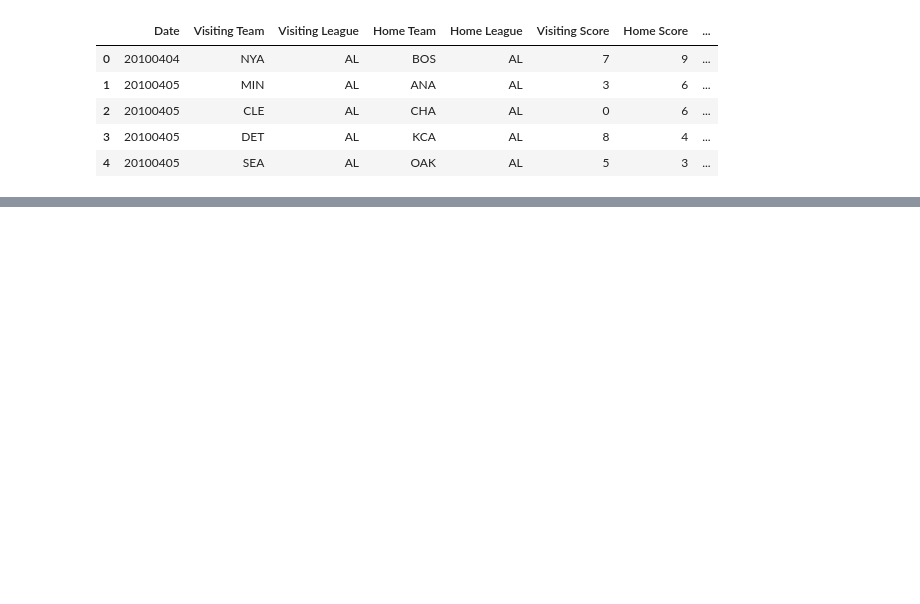
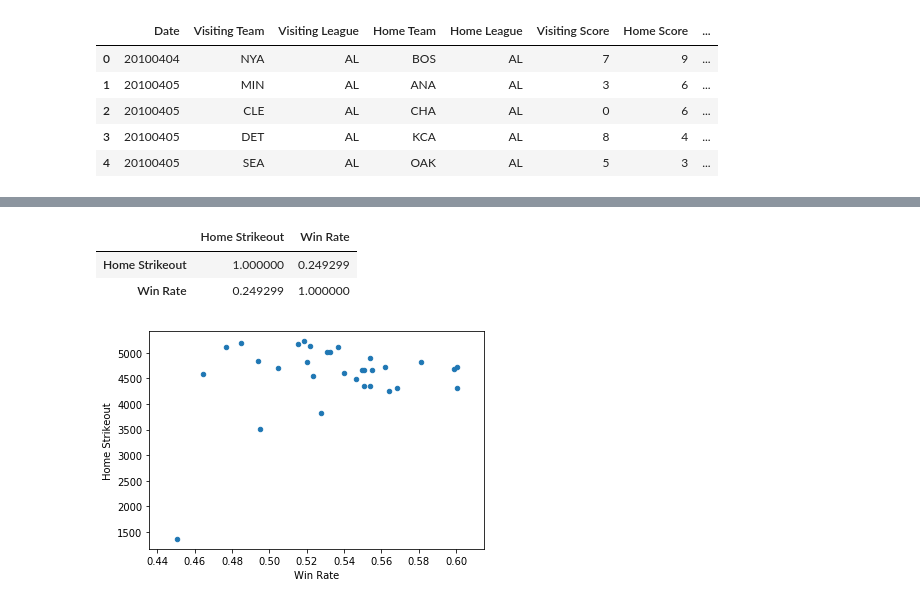
Before and after one commit to alexisperumal/baseball-predictor, a Jupyter notebook: young/baseball-predictor-Young-homerun.ipynb, the cells around one changed output, grey strips where cells are left out. Cells and saved outputs as stored; diff of their text form; code cells hidden in the pictures; blank space fills up the shorter version.

```diff
--- a/young/baseball-predictor-Young-homerun.ipynb
+++ b/young/baseball-predictor-Young-homerun.ipynb
@@ -145,0 +167,9 @@ df.plot(kind='scatter',x="H NetRuns", y="Home Homerun")
+# %%
+df = sum_season_df[["Home Strikeout","Win Rate"]]
+df.plot(kind='scatter',x="Win Rate", y="Home Strikeout")
+df.corr()
+# %% [output]
+|  | Home Strikeout | Win Rate |
+| Home Strikeout | 1.000000 | 0.249299 |
+| Win Rate | 0.249299 | 1.000000 |
+[figure, added]
```
Also changed, not shown: parts of 8 cells of this notebook, 2 other files.
